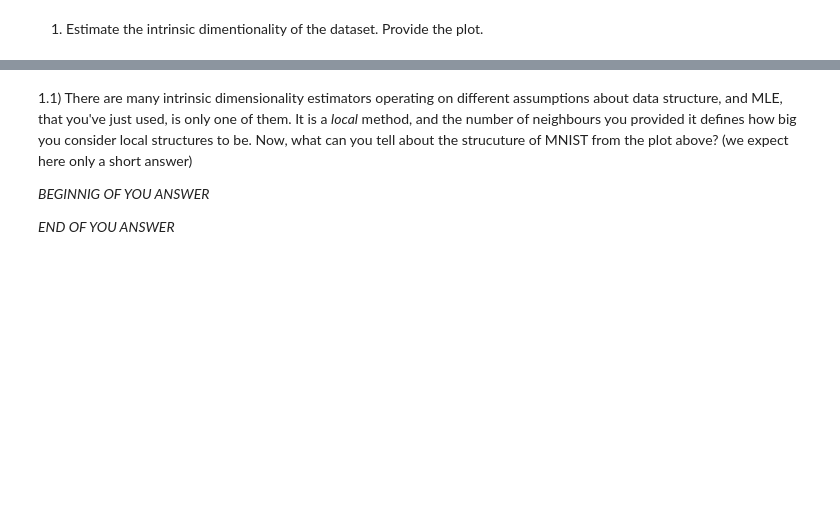
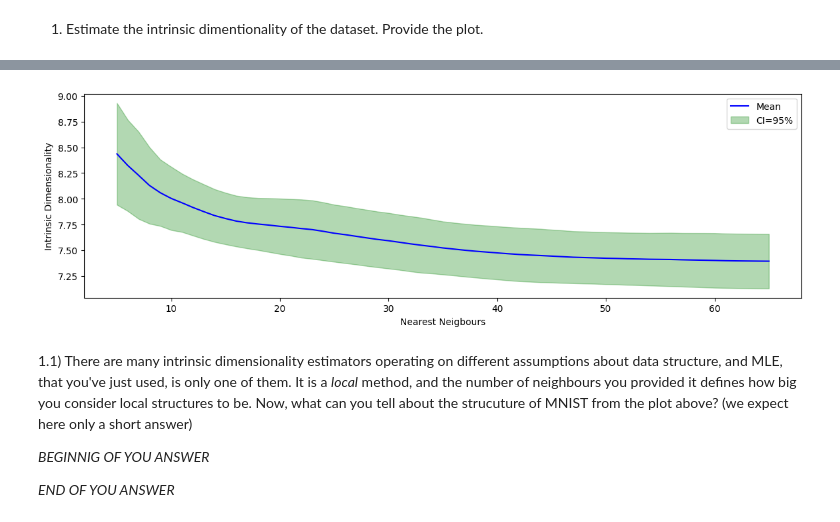
Before and after one commit to br0fire/Skoltech_ML, a Jupyter notebook: HW_2/HW02.ipynb, the cells around one changed output, grey strips where cells are left out. Cells and saved outputs as stored; diff of their text form; code cells hidden in the pictures; blank space fills up the shorter version.

```diff
--- a/HW_2/HW02.ipynb
+++ b/HW_2/HW02.ipynb
@@ -163,3 +178,102 @@ Expected output format
+# %%
+### BEGIN SOLUTION (do not delete this comment!)
+"""
+Implementation of 'Maximum Likelihood Estimation of Intrinsic Dimension' by Elizaveta Levina and Peter J. Bickel
+how to use
+----------
+The goal is to estimate intrinsic dimensionality of data, the estimation of dimensionality is scale dependent
+(depending on how much you zoom into the data distribution you can find different dimesionality), so they
+propose to average it over different scales, the interval of the scales [k1, k2] are the only parameters of the algorithm.
+This code also provides a way to repeat the estimation with bootstrapping to estimate uncertainty.
+Here is one example with swiss roll :
+from sklearn.datasets import make_swiss_roll
+X, _ = make_swiss_roll(1000)
+k1 = 10 # start of interval(included)
+k2 = 20 # end of interval(included)
+intdim_k_repeated = repeated(intrinsic_dim_scale_interval,
+                             X,
+                             mode='bootstrap',
+                             nb_iter=500, # nb_iter for bootstrapping
+                             verbose=1,
+                             k1=k1, k2=k2)
+intdim_k_repeated = np.array(intdim_k_repeated)
+# the shape of intdim_k_repeated is (nb_iter, size_of_interval) where
+# nb_iter is number of bootstrap iterations (here 500) and size_of_interval
+# is (k2 - k1 + 1).
+# Plotting the histogram of intrinsic dimensionality estimations repeated over
+# nb_iter experiments
+plt.hist(intdim_k_repeated.mean(axis=1))
+"""
+from tqdm import tqdm
+from sklearn.neighbors import NearestNeighbors
+
+def intrinsic_dim_sample_wise(X, k=5):
+    neighb = NearestNeighbors(n_neighbors=k + 1).fit(X)
+    dist, ind = neighb.kneighbors(X)
+    dist = dist[:, 1:]
+    dist = dist[:, 0:k]
+    assert dist.shape == (X.shape[0], k)
+    assert np.all(dist > 0)
+    d = np.log(dist[:, k - 1: k] / dist[:, 0:k-1])
+    d = d.sum(axis=1) / (k - 2)
+    d = 1. / d
+    intdim_sample = d
+    return intdim_sample
+
+def intrinsic_dim_scale_interval(X, k1=10, k2=20):
+    X = pd.DataFrame(X).drop_duplicates().values # remove duplicates in case you use bootstrapping
+    intdim_k = []
+    for k in range(k1, k2 + 1):
+        m = intrinsic_dim_sample_wise(X, k).mean()
+        intdim_k.append(m)
+    return intdim_k
+
+def repeated(func, X, nb_iter=100, random_state=None, verbose=0, mode='bootstrap', **func_kw):
+    if random_state is None:
+        rng = np.random
+    else:
+        rng = np.random.RandomState(random_state)
+    nb_examples = X.shape[0]
+    results = []
+
+    iters = range(nb_iter)
+    if verbose > 0:
+        iters = tqdm(iters)
+    for i in iters:
+        if mode == 'bootstrap':
+            Xr = X[rng.randint(0, nb_examples, size=nb_examples)]
+        elif mode == 'shuffle':
+            ind = np.arange(nb_examples)
+            rng.shuffle(ind)
+            Xr = X[ind]
+        elif mode == 'same':
+            Xr = X
+        else:
+            raise ValueError('unknown mode : {}'.format(mode))
+        results.append(func(Xr, **func_kw))
+    return results
+k1 = 5
+k2 = 65
+intdim_k_repeated = repeated(intrinsic_dim_scale_interval, data, k1=k1, k2=k2)
+intdim_k_repeated = np.array(intdim_k_repeated)
+x = np.arange(k1, k2+1)
+plt.figure(figsize=(14, 4))
+plt.plot(x, np.mean(intdim_k_repeated, axis=0), 'b', label='Mean')
+plt.fill_between(x,
+                 np.mean(intdim_k_repeated, axis=0) -
+                 2 * np.std(intdim_k_repeated, axis=0),
+                 np.mean(intdim_k_repeated, axis=0) +
+                 2 * np.std(intdim_k_repeated, axis=0),
+                 alpha=0.3,
+                 label='CI=95%',
+                 color='g')
+plt.xlabel("Nearest Neigbours")
+plt.ylabel("Intrinsic Dimensionality")
+plt.legend()
+plt.show()
+### END SOLUTION (do not delete this comment!)
+# %% [output]
+[figure, added]
 # %% [markdown]
 1.1) There are many intrinsic dimensionality estimators operating on different assumptions about data structure, and MLE, that you've just used, is only one of them. It is a *local* method, and the number of neighbours you provided it defines how big you consider local structures to be.
 Now, what can you tell about the strucuture of MNIST from the plot above? (we expect here only a short answer)
```
Also changed, not shown: parts of 14 cells of this notebook.
